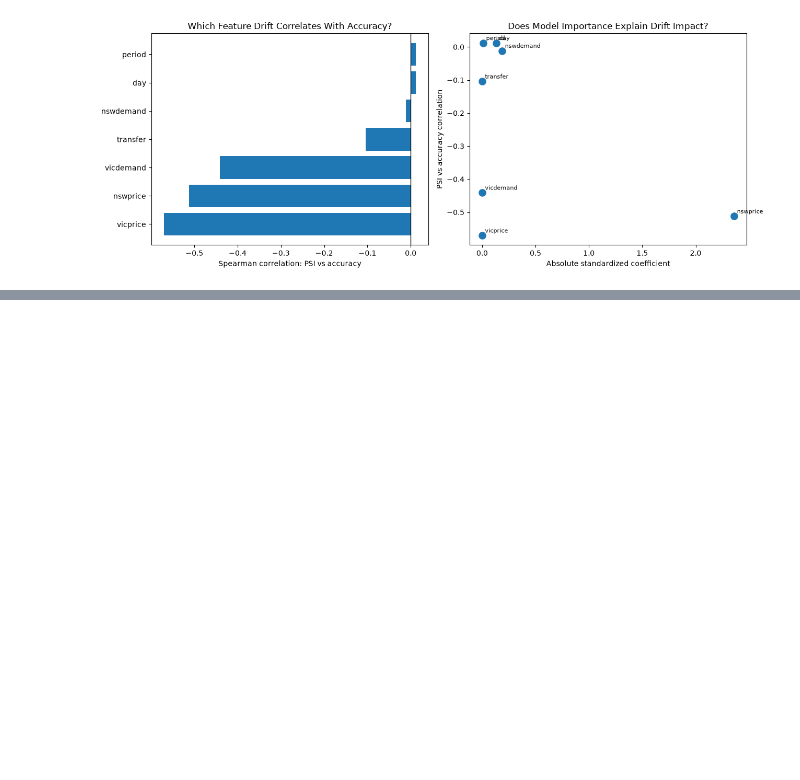
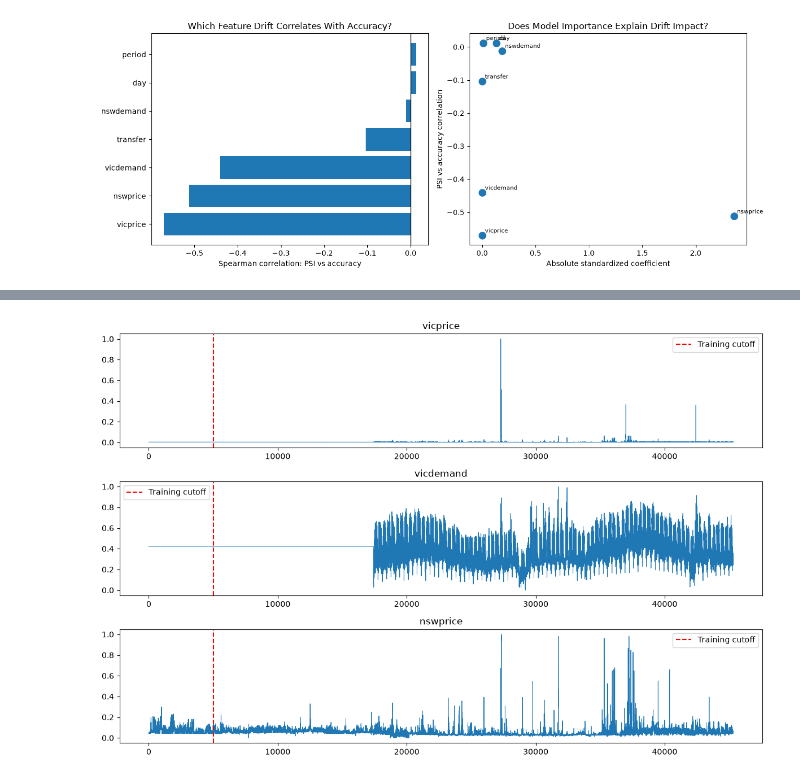
Before and after one commit to kmandhaniya/ml-concept-drift-monitoring, a Jupyter notebook: notebooks/06_feature_drift_vs_model_impact.ipynb, the cells around one changed output, grey strips where cells are left out. Saved outputs shown, nothing was run; the diff lists cells and outputs as text; code cells hidden in the pictures; blank space fills up the shorter version.

```diff
--- a/notebooks/06_feature_drift_vs_model_impact.ipynb
+++ b/notebooks/06_feature_drift_vs_model_impact.ipynb
@@ -199,0 +223,21 @@ plt.show()
+# %%
+
+fig, axes = plt.subplots(3, 1, figsize=(12, 8))
+
+for ax, feature in zip(
+    axes, ["vicprice", "vicdemand", "nswprice"]
+):
+    ax.plot(df[feature], linewidth=0.7)
+    ax.axvline(
+        TRAIN_SIZE,
+        color="red",
+        linestyle="--",
+        label="Training cutoff"
+    )
+    ax.set_title(feature)
+    ax.legend()
+
+plt.tight_layout()
+plt.show()
+# %% [output]
+[figure, added]
```
Also changed, not shown: parts of 4 cells of this notebook, 1 other file.
